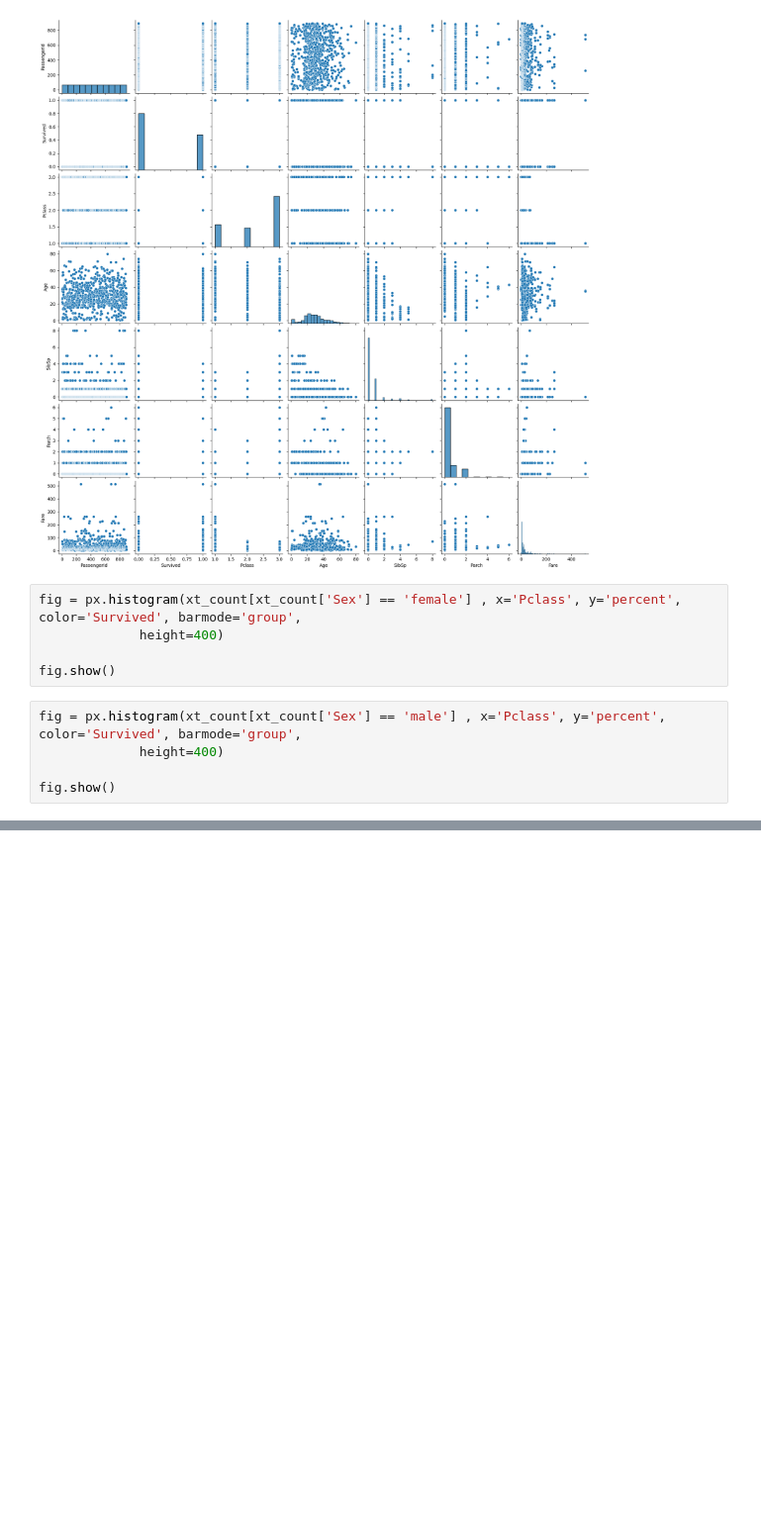
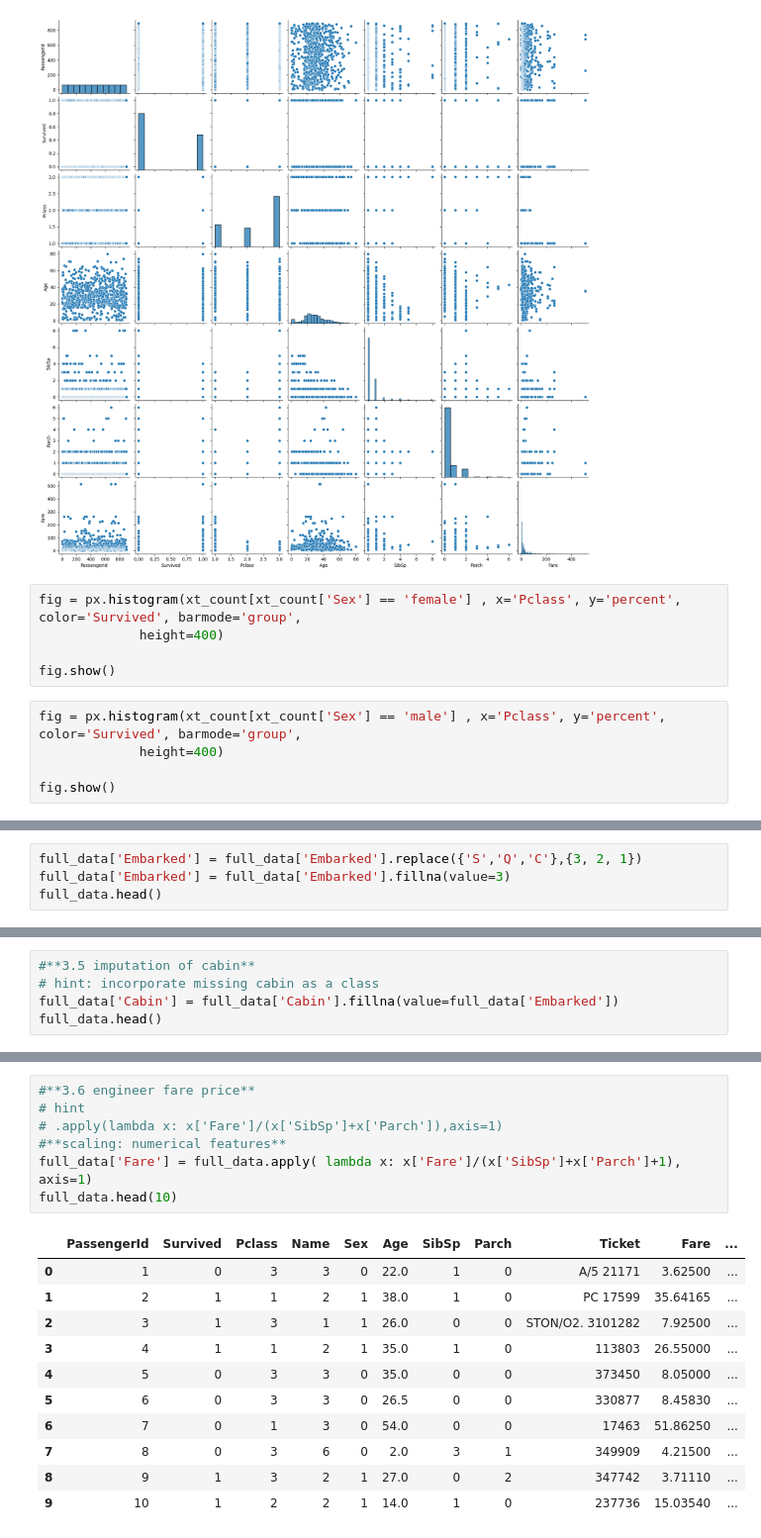
Before and after one commit to kith2909/data_models, a Jupyter notebook: weekly_milestones/week_02/project_02/titanic_project.ipynb, the cells around one changed output, grey strips where cells are left out. Shown at 99% size. Saved outputs shown, nothing was run; the diff lists cells and outputs as text; blank space fills up the shorter version.

```diff
--- a/weekly_milestones/week_02/project_02/titanic_project.ipynb
+++ b/weekly_milestones/week_02/project_02/titanic_project.ipynb
@@ -421,0 +484,4 @@ X.shape, y.shape
+# %%
+full_data['Embarked'] = full_data['Embarked'].replace({'S','Q','C'},{3, 2, 1})
+full_data['Embarked'] = full_data['Embarked'].fillna(value=3)
+full_data.head()
@@ -421,0 +495,5 @@ X.shape, y.shape
+# %%
+#**3.5 imputation of cabin**
+# hint: incorporate missing cabin as a class
+full_data['Cabin'] = full_data['Cabin'].fillna(value=full_data['Embarked'])
+full_data.head()
@@ -421,0 +507,19 @@ X.shape, y.shape
+# %%
+#**3.6 engineer fare price**
+# hint
+# .apply(lambda x: x['Fare']/(x['SibSp']+x['Parch']),axis=1)
+#**scaling: numerical features**
+full_data['Fare'] = full_data.apply( lambda x: x['Fare']/(x['SibSp']+x['Parch']+1), axis=1)
+full_data.head(10)
+# %% [output]
+|  | PassengerId | Survived | Pclass | Name | Sex | Age | SibSp | Parch | Ticket | Fare | ... |
+| 0 | 1 | 0 | 3 | 3 | 0 | 22.0 | 1 | 0 | A/5 21171 | 3.62500 | ... |
+| 1 | 2 | 1 | 1 | 2 | 1 | 38.0 | 1 | 0 | PC 17599 | 35.64165 | ... |
+| 2 | 3 | 1 | 3 | 1 | 1 | 26.0 | 0 | 0 | STON/O2. 3101282 | 7.92500 | ... |
+| 3 | 4 | 1 | 1 | 2 | 1 | 35.0 | 1 | 0 | 113803 | 26.55000 | ... |
+| 4 | 5 | 0 | 3 | 3 | 0 | 35.0 | 0 | 0 | 373450 | 8.05000 | ... |
+| 5 | 6 | 0 | 3 | 3 | 0 | 26.5 | 0 | 0 | 330877 | 8.45830 | ... |
+| 6 | 7 | 0 | 1 | 3 | 0 | 54.0 | 0 | 0 | 17463 | 51.86250 | ... |
+| 7 | 8 | 0 | 3 | 6 | 0 | 2.0 | 3 | 1 | 349909 | 4.21500 | ... |
+| 8 | 9 | 1 | 3 | 2 | 1 | 27.0 | 0 | 2 | 347742 | 3.71110 | ... |
+| 9 | 10 | 1 | 2 | 2 | 1 | 14.0 | 1 | 0 | 237736 | 15.03540 | ... |
```
Also changed, not shown: parts of 53 cells of this notebook, 8 other files.
